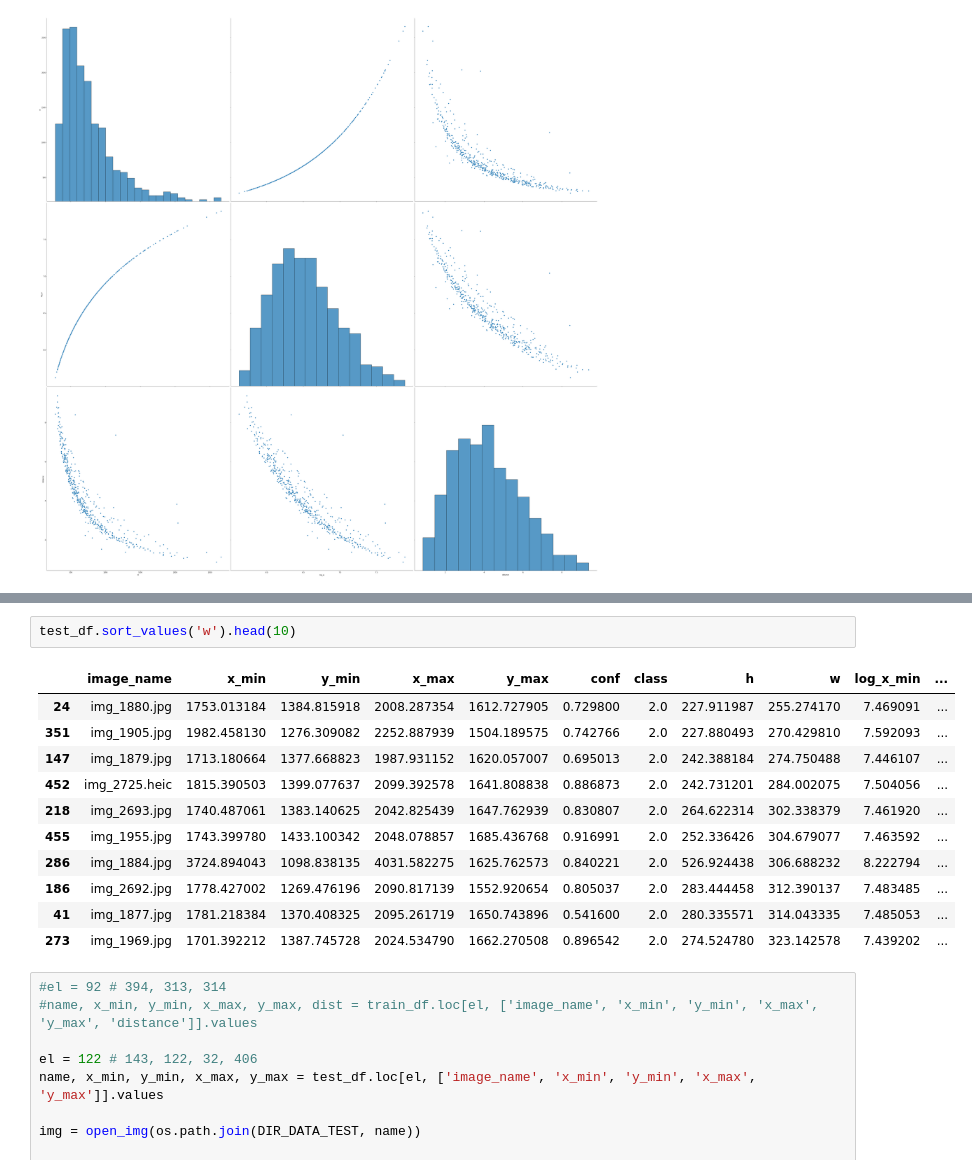
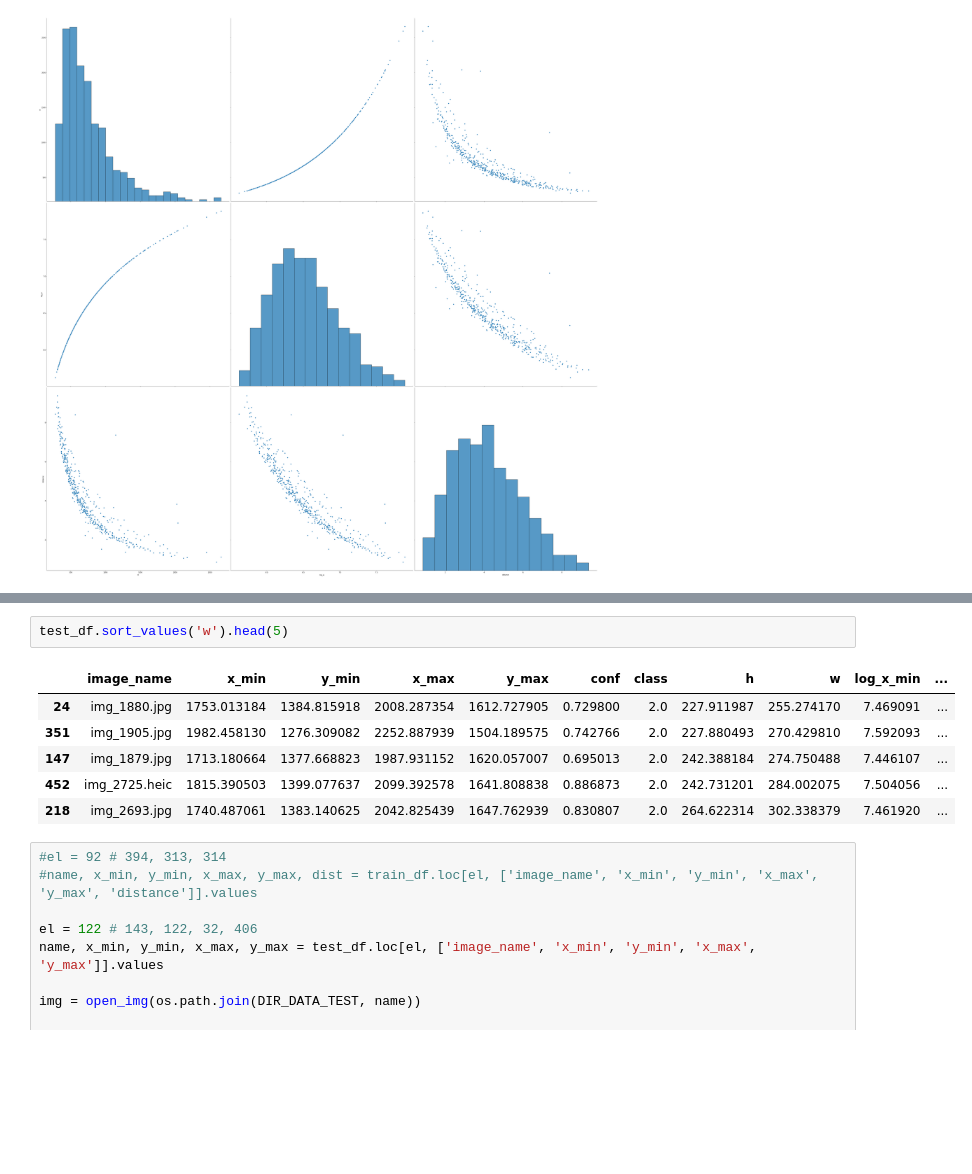
Before and after one commit to v010ch/car_dist_by_photo_22, a Jupyter notebook: 1step_eda.ipynb, the cells around one changed output, grey strips where cells are left out. Drawn from its saved outputs; the diff is of its cells as text; blank space fills up the shorter version.

```diff
--- a/1step_eda.ipynb
+++ b/1step_eda.ipynb
@@ -260,17 +255,12 @@ train_df.sort_values('w').head(10)
 # %%
-test_df.sort_values('w').head(10)
+test_df.sort_values('w').head(5)
 # %% [output]
 |  | image_name | x_min | y_min | x_max | y_max | conf | class | h | w | log_x_min | ... |
 | 24 | img_1880.jpg | 1753.013184 | 1384.815918 | 2008.287354 | 1612.727905 | 0.729800 | 2.0 | 227.911987 | 255.274170 | 7.469091 | ... |
 | 351 | img_1905.jpg | 1982.458130 | 1276.309082 | 2252.887939 | 1504.189575 | 0.742766 | 2.0 | 227.880493 | 270.429810 | 7.592093 | ... |
 | 147 | img_1879.jpg | 1713.180664 | 1377.668823 | 1987.931152 | 1620.057007 | 0.695013 | 2.0 | 242.388184 | 274.750488 | 7.446107 | ... |
 | 452 | img_2725.heic | 1815.390503 | 1399.077637 | 2099.392578 | 1641.808838 | 0.886873 | 2.0 | 242.731201 | 284.002075 | 7.504056 | ... |
 | 218 | img_2693.jpg | 1740.487061 | 1383.140625 | 2042.825439 | 1647.762939 | 0.830807 | 2.0 | 264.622314 | 302.338379 | 7.461920 | ... |
-| 455 | img_1955.jpg | 1743.399780 | 1433.100342 | 2048.078857 | 1685.436768 | 0.916991 | 2.0 | 252.336426 | 304.679077 | 7.463592 | ... |
-| 286 | img_1884.jpg | 3724.894043 | 1098.838135 | 4031.582275 | 1625.762573 | 0.840221 | 2.0 | 526.924438 | 306.688232 | 8.222794 | ... |
-| 186 | img_2692.jpg | 1778.427002 | 1269.476196 | 2090.817139 | 1552.920654 | 0.805037 | 2.0 | 283.444458 | 312.390137 | 7.483485 | ... |
-| 41 | img_1877.jpg | 1781.218384 | 1370.408325 | 2095.261719 | 1650.743896 | 0.541600 | 2.0 | 280.335571 | 314.043335 | 7.485053 | ... |
-| 273 | img_1969.jpg | 1701.392212 | 1387.745728 | 2024.534790 | 1662.270508 | 0.896542 | 2.0 | 274.524780 | 323.142578 | 7.439202 | ... |
 # %%
 #el = 92 # 394, 313, 314
 #name, x_min, y_min, x_max, y_max, dist = train_df.loc[el, ['image_name', 'x_min', 'y_min', 'x_max', 'y_max', 'distance']].values
```
Also changed, not shown: parts of 1 cell of this notebook, 7 other files.
